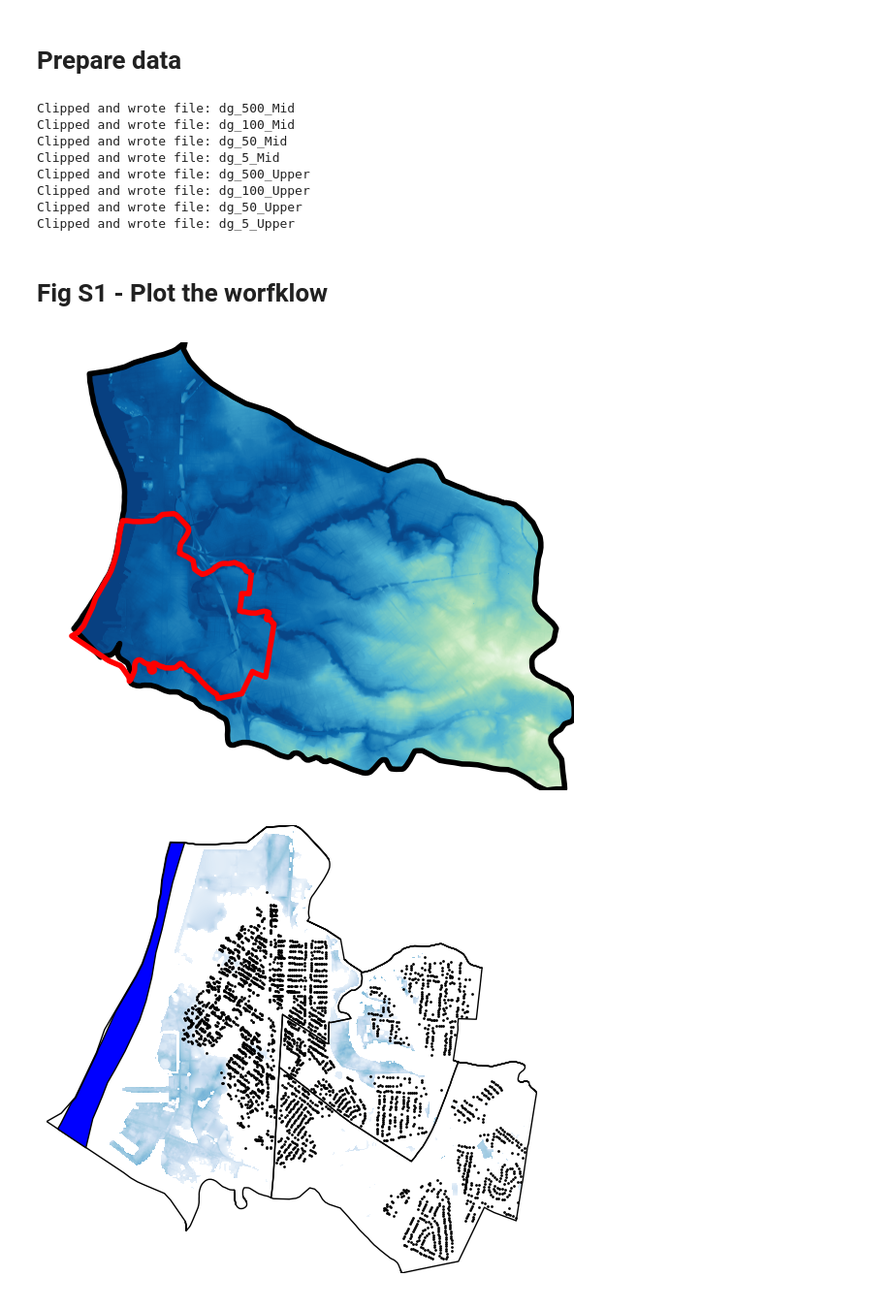
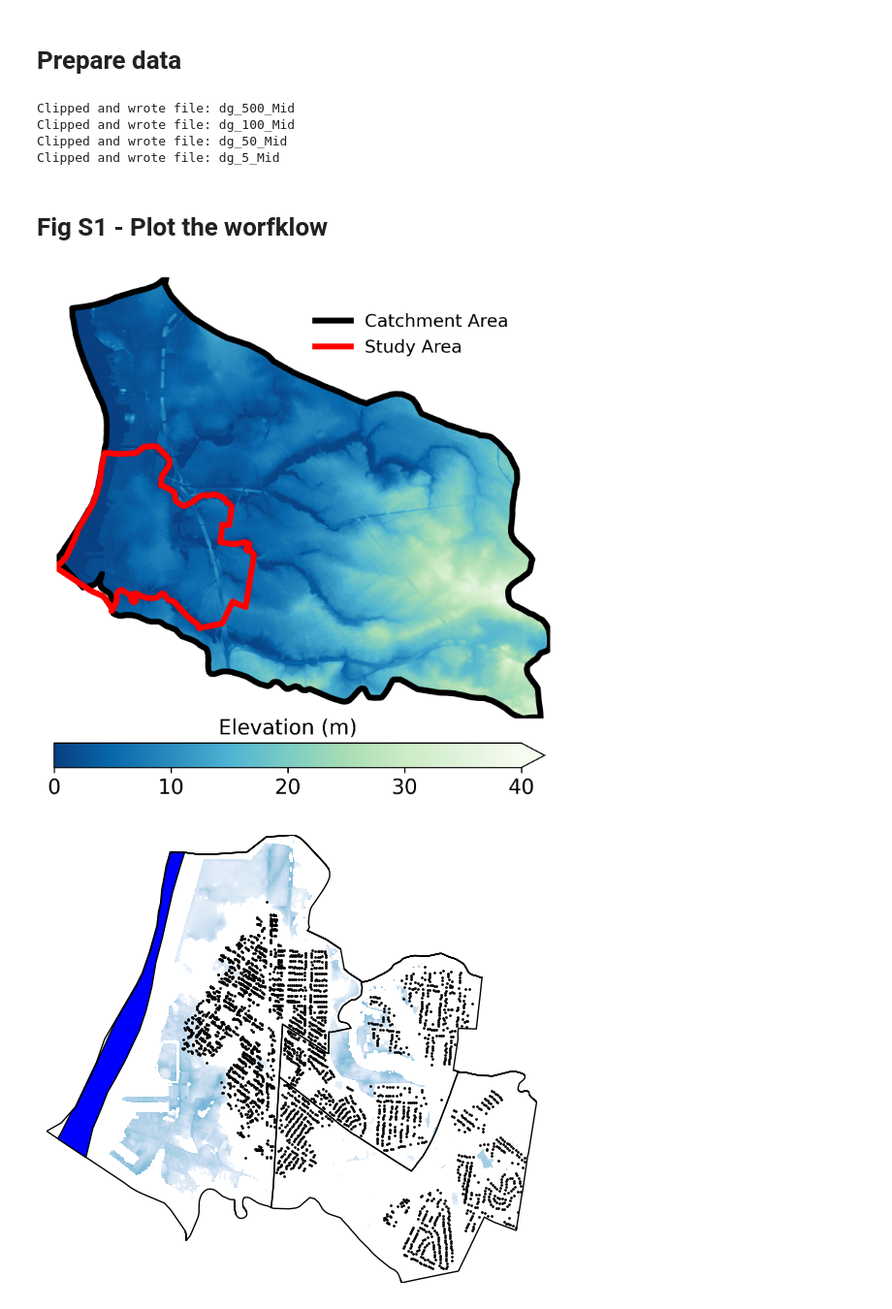
Before and after one commit to abpoll/gc_elev, a Jupyter notebook: workflow/notebooks/supplementary_results.ipynb, the cells around one changed output. Shown at 97% size. Cells and saved outputs as stored; diff of their text form; code cells hidden in the pictures.

Commit message:
producing final figures and supplementary figures

```diff
--- a/workflow/notebooks/supplementary_results.ipynb
+++ b/workflow/notebooks/supplementary_results.ipynb
@@ -227,11 +187,9 @@ clip_ref_t = clip_ref.to_crs(HAZ_CRS)
 # Loop through the rasters we loaded in
 # and save the clipped raster in interim/
 prepare_saving(HAZ_DIR_I)
-r_list = [mid_500_d, mid_100_d, mid_50_d, mid_5_d,
-          up_500_d, up_100_d, up_50_d, up_5_d,]
+r_list = [mid_500_d, mid_100_d, mid_50_d, mid_5_d]
 
-r_fp_list = ['dg_500_Mid', 'dg_100_Mid', 'dg_50_Mid', 'dg_5_Mid',
-             'dg_500_Upper', 'dg_100_Upper', 'dg_50_Upper', 'dg_5_Upper']
+r_fp_list = ['dg_500_Mid', 'dg_100_Mid', 'dg_50_Mid', 'dg_5_Mid']
 
 for i, r in enumerate(r_list):
     out_image, out_transform = rasterio.mask.mask(r,
@@ -255,10 +213,6 @@ Clipped and wrote file: dg_500_Mid
 Clipped and wrote file: dg_100_Mid
 Clipped and wrote file: dg_50_Mid
 Clipped and wrote file: dg_5_Mid
-Clipped and wrote file: dg_500_Upper
-Clipped and wrote file: dg_100_Upper
-Clipped and wrote file: dg_50_Upper
-Clipped and wrote file: dg_5_Upper
 # %%
 # Read the new raster files
 mid_500_d = rasterio.open(join(HAZ_DIR_I, 'dg_500_Mid.tif'))
@@ -284,22 +230,51 @@ dem_clip = rasterio.open(join(HAZ_DIR_I, 'dem_clip.tif'))
 # %% [markdown]
 # Fig S1 - Plot the worfklow
 # %%
-fig, ax = plt.subplots(figsize=(8, 6))
+# Catchment area, city boundary, and dem
 
-rasterio.plot.show(dem_clip, cmap='GnBu_r', ax=ax, vmin=0, vmax=40)
+fig, ax = plt.subplots(figsize=(8, 6), dpi=300)
 
 bnd_shp.plot(color='none', edgecolor='black', lw=4, ax=ax)
 clip_ref_t.plot(color='none', edgecolor='red', lw=4, ax=ax)
 
+image_hidden = ax.imshow(dem_clip.read(1),
+                         cmap='GnBu_r',
+                         vmin=0,
+                         vmax=40)
+rasterio.plot.show(dem_clip, cmap='GnBu_r',
+                   transform=dem_clip.transform,
+                   ax=ax, vmin=0, vmax=40)
+
+cbar = fig.colorbar(image_hidden, ax=ax,
+                    orientation='horizontal',
+                    extend='max',
+                    fraction=.05,
+                    pad=.05)
+cbar.ax.tick_params(labelsize=14)
+cbar.ax.set_title('Elevation (m)', size=14)
+
 ax.axis('off')
 
+legend_elements = [Line2D([0], [0], color='black', lw=4,
+                          label='Catchment Area'),
+                   Line2D([0], [0], color='red', lw=4,
+                          label='Study Area')]
+
+# Create the figure
+ax.legend(handles=legend_elements, loc='center',
+          fontsize='large',
+          frameon=False,
+          bbox_to_anchor=(.72, .87))
+
 # Output figure
-filename = 'workflow_dem_bounds.png'
-fig.savefig(join(FIG_DIR, filename),
-            dpi=600,
+file_dir = join(FIG_DIR, 'workflow')
+filename = 'dem_bounds.png'
+prepare_saving(join(file_dir, filename))
+fig.savefig(join(file_dir, filename),
+            dpi=300,
             bbox_inches='tight')
 # %% [output]
-[figure, old version]
+[figure, new version]
 # %%
 # Second piece - structure locations + hazard example
 
```
Also changed, not shown: parts of 10 cells of this notebook, 15 other files.
